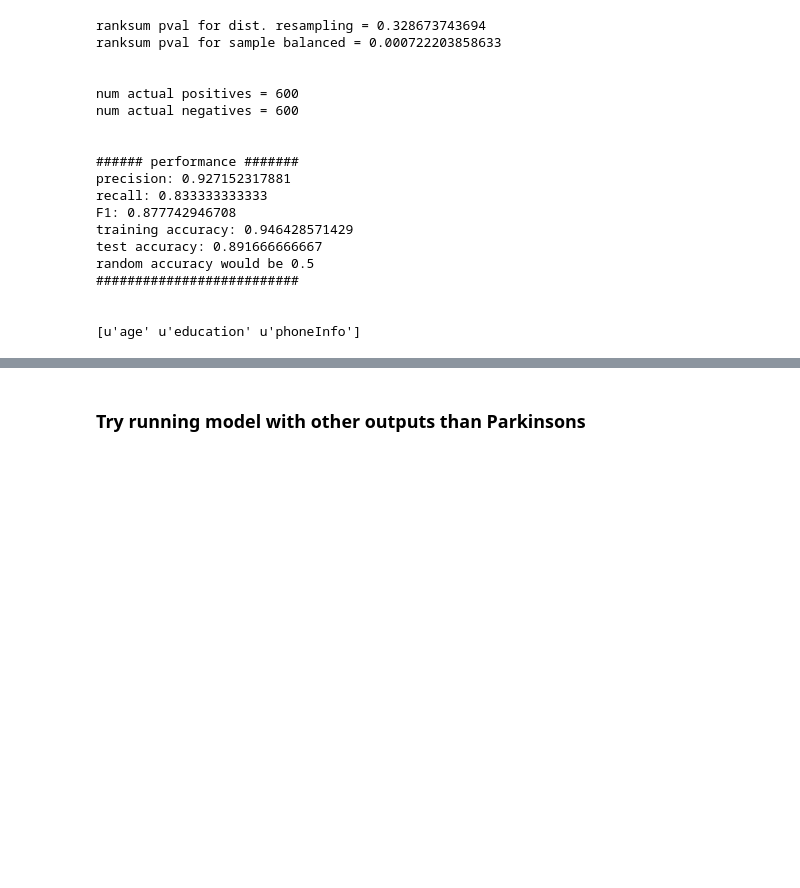
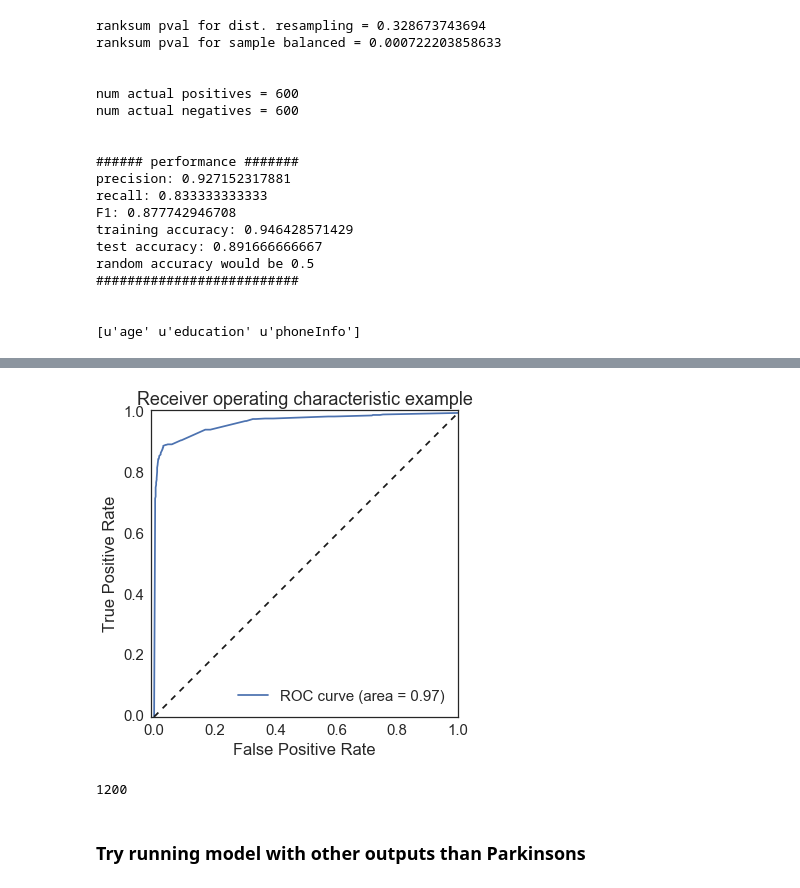
Before and after one commit to mattoby/mpower_memory, a Jupyter notebook: Memory_data_ML.ipynb, the cells around one changed output, grey strips where cells are left out. Drawn from its saved outputs; the diff is of its cells as text; code cells hidden in the pictures; blank space fills up the shorter version.

```diff
--- a/Memory_data_ML.ipynb
+++ b/Memory_data_ML.ipynb
@@ -288,3 +299,13 @@ g = g.add_legend()
+# %%
+# try running on all data:
+#mod, features_df, X, y, X_names, y_name, X_train, X_test, y_train, y_test, train_acc, test_acc, rand_acc, y_pred, y_pred_proba = outs
+y_pred_proba_all = mod.predict_proba(X)[:,1]
+mt.plot_roc_curve(y, y_pred_proba_all)
+#len(X)
+#print y_pred_proba_all
+# %% [output]
+[figure, added]
+1200
 # %% [markdown]
 ### Try running model with other outputs than Parkinsons
 # %%
```
Also changed, not shown: parts of 2 cells of this notebook, 1 other file.
